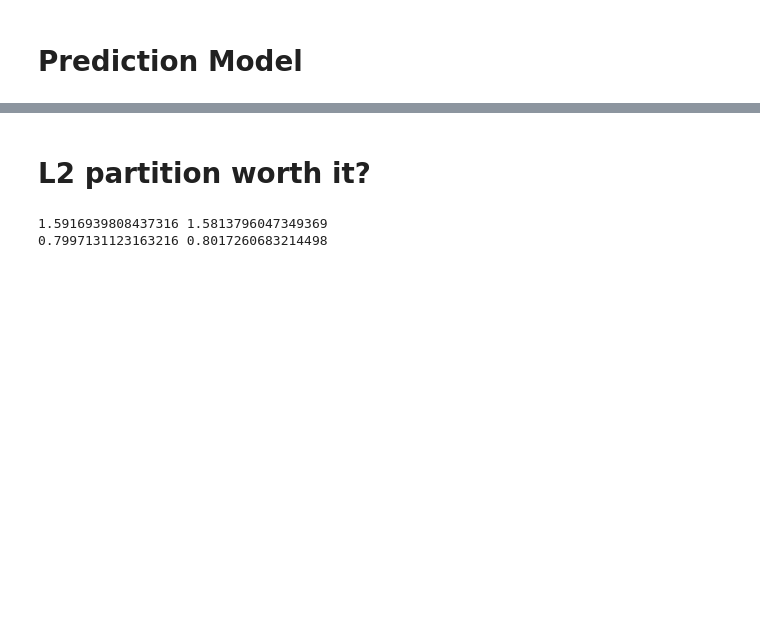
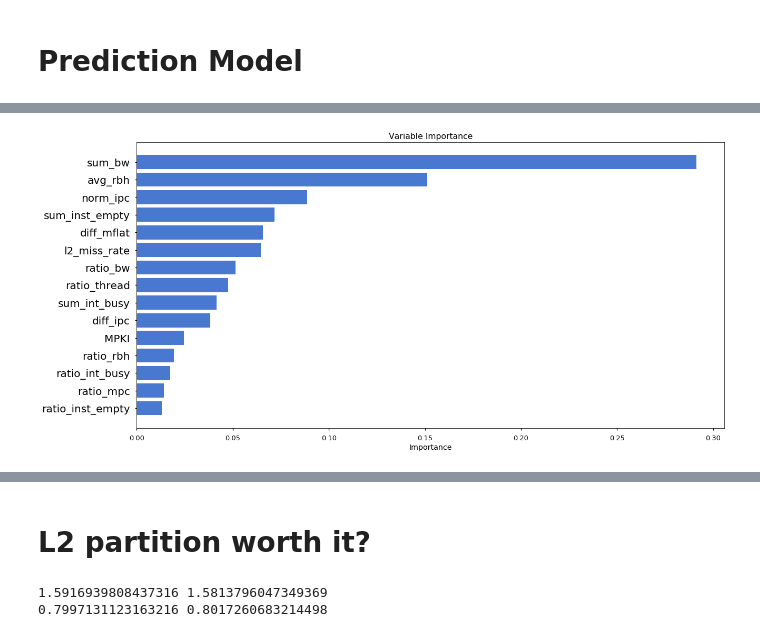
Before and after one commit to UofT-EcoSystem/GPU-Virtualization-Benchmarks, a Jupyter notebook: util/data/notebooks/View_Pairs_Dynamic.ipynb, the cells around one changed output, grey strips where cells are left out. Drawn from its saved outputs; the diff is of its cells as text; code cells hidden in the pictures; blank space fills up the shorter version.

```diff
--- a/util/data/notebooks/View_Pairs_Dynamic.ipynb
+++ b/util/data/notebooks/View_Pairs_Dynamic.ipynb
@@ -82,0 +83,5 @@ plt.show()
+# %%
+sns.set_palette(sns.color_palette("muted"))
+predict.plot_importance(model)
+# %% [output]
+[figure, added]
```
Also changed, not shown: parts of 18 cells of this notebook, 1 other file.
